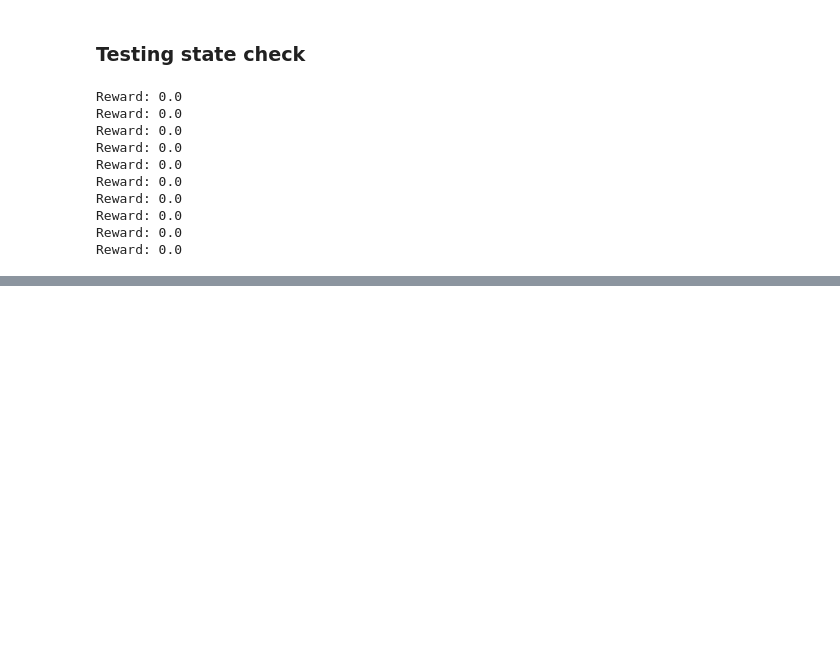
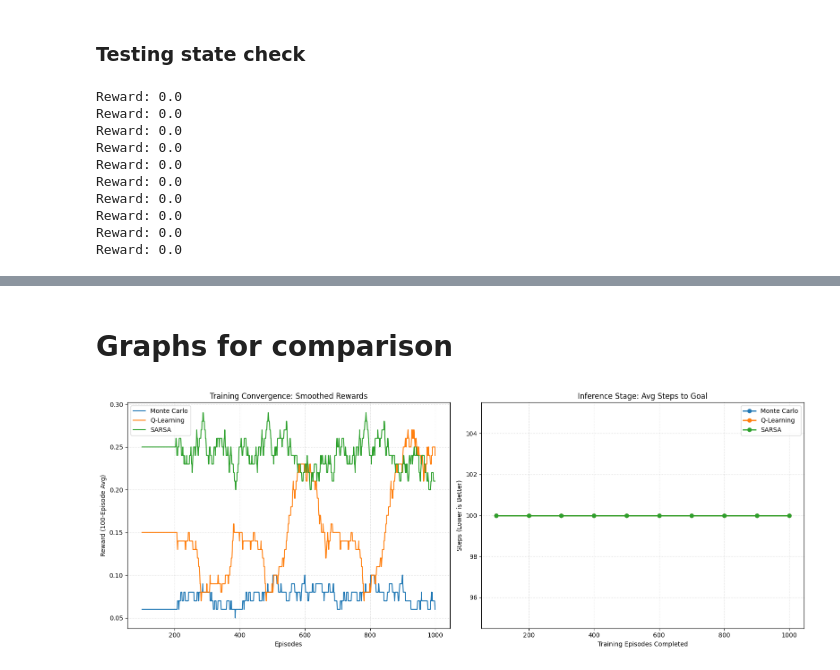
Before and after one commit to shaytanne/runi-reinforcement_learning-assignment2, a Jupyter notebook: MidProject_tabular_RL_Minigrid.ipynb, the cells around one changed output, grey strips where cells are left out. Drawn from its saved outputs; the diff is of its cells as text; code cells hidden in the pictures; blank space fills up the shorter version.

Commit message:
Training and Evaluation results of gamma = 0 – Short sighted Agent

```diff
--- a/MidProject_tabular_RL_Minigrid.ipynb
+++ b/MidProject_tabular_RL_Minigrid.ipynb
@@ -861,6 +861,11 @@ class ExperimentRunner:
         EPS = 1e-2
         for episode in range(num_episodes):
             obs, _ = self.env.reset()
+
+            # Sanity check that the goals are random
+
+            # print("Goal at start of chunk: ", env.get_goal_pos())
+
             # unwrap to MiniGridEnv for the state handler
             mg_env: MiniGridEnv = self.env.unwrapped  # error here is ok (typing)
 
@@ -930,17 +935,6 @@ class ExperimentRunner:
             self.rewards_history.append(total_reward)
             self.steps_history.append(steps)
 
-            # Convergence check
-            """
-            if episode >= 2 * WINDOW:
-                prev_avg = sum(self.rewards_history[-2*WINDOW:-WINDOW]) / WINDOW
-                curr_avg = sum(self.rewards_history[-WINDOW:]) / WINDOW
-
-                if abs(curr_avg - prev_avg) < EPS:
-                    print(f"Converged at episode {episode}")
-                    break
-            """
-
             # decay epsilon
             self.agent.epsilon = max(0.005, self.agent.epsilon * 0.999)
 
@@ -1184,0 +1160,48 @@ Success rate: 1.0
+# %% [markdown]
+# Graphs for comparison
+# %%
+import matplotlib.pyplot as plt
+
+def plot_rl_results(results, inference_checkpoints, window_size=100):
+    fig, (ax1, ax2) = plt.subplots(1, 2, figsize=(16, 6))
+
+    # --- Plot 1: Training Convergence (Rewards) ---
+    for name, data in results.items():
+        rewards = np.array(data["train_rewards"])
+
+        if len(rewards) > 1000:
+            rewards = rewards[:1000]
+
+        if len(rewards) >= window_size:
+            smoothed = np.convolve(rewards, np.ones(window_size)/window_size, mode='valid')
+            # Adjust x-axis to account for the moving average window offset
+            x_axis = np.arange(window_size , len(rewards)+1)
+            ax1.plot(x_axis, smoothed, label=f"{name}")
+        else:
+            ax1.plot(rewards, label=f"{name} (raw)", alpha=0.3)
+
+    ax1.set_title("Training Convergence: Smoothed Rewards")
+    ax1.set_xlabel("Episodes")
+    ax1.set_ylabel(f"Reward ({window_size}-Episode Avg)")
+    ax1.legend()
+    ax1.grid(True, linestyle=':', alpha=0.6)
+
+    # --- Plot 2: Inference Efficiency (Steps) ---
+    for name, data in results.items():
+        # Ensure x (checkpoints) and y (inference_steps) have the same length
+        ax2.plot(inference_checkpoints, data["inference_steps"], marker='o', linewidth=2, label=name)
+
+    ax2.set_title("Inference Stage: Avg Steps to Goal")
+    ax2.set_xlabel("Training Episodes Completed")
+    ax2.set_ylabel("Steps (Lower is Better)")
+    ax2.legend()
+    ax2.grid(True, linestyle=':', alpha=0.6)
+
+    plt.tight_layout()
+    # Saving plots when needed
+    plt.savefig("shortSightedEffect.png")
+    plt.show()
+
+plot_rl_results(results, inference_checkpoints)
+# %% [output]
+[figure, added]
```
Also changed, not shown: parts of 7 cells of this notebook.
